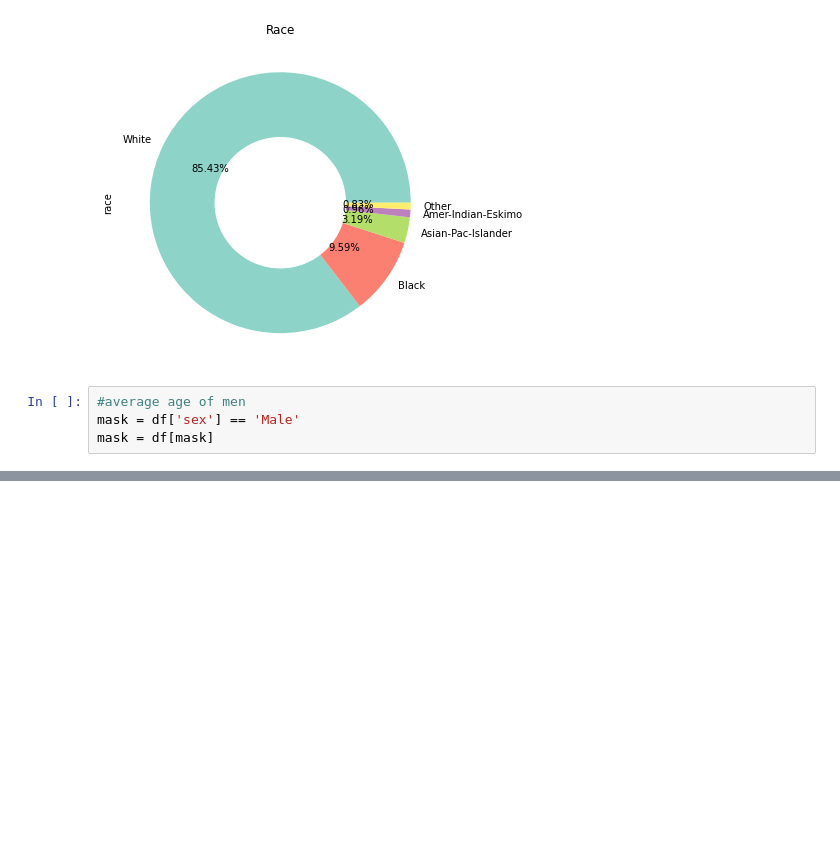
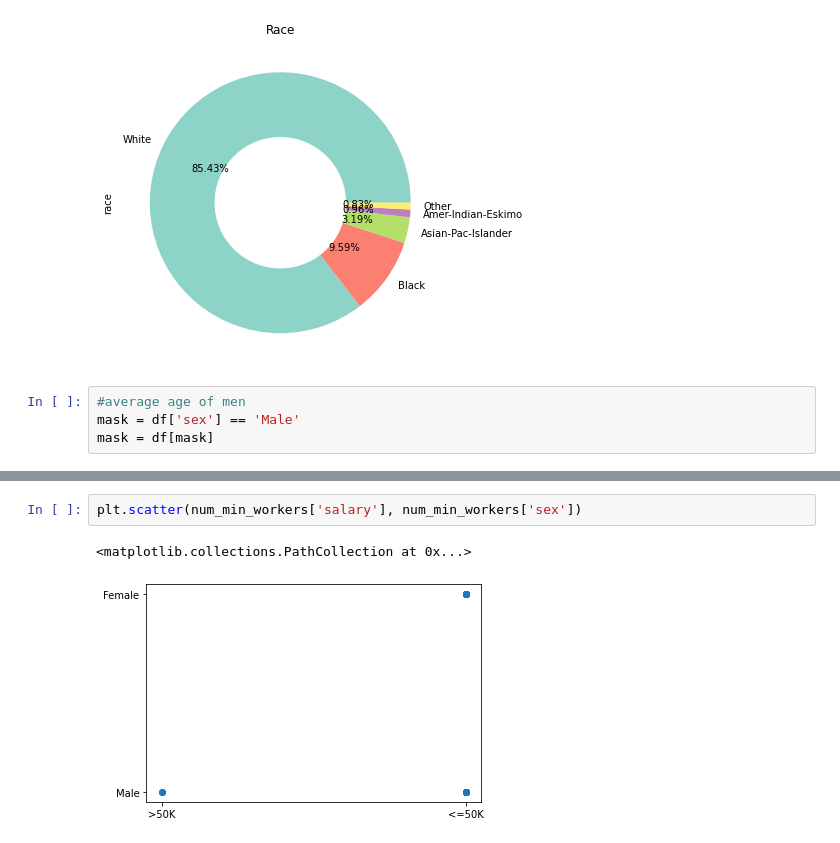
Before and after one commit to gabrielalastra/exam, a Jupyter notebook: demographic_data.ipynb, the cells around one changed output, grey strips where cells are left out. Drawn from its saved outputs; the diff is of its cells as text; blank space fills up the shorter version.

```diff
--- a/demographic_data.ipynb
+++ b/demographic_data.ipynb
@@ -49,0 +131,5 @@ round(mask['age'].mean(), 1)
+# %%
+plt.scatter(num_min_workers['salary'], num_min_workers['sex'])
+# %% [output]
+<matplotlib.collections.PathCollection at 0x...>
+[figure, added]
```
Also changed, not shown: parts of 16 cells of this notebook.
